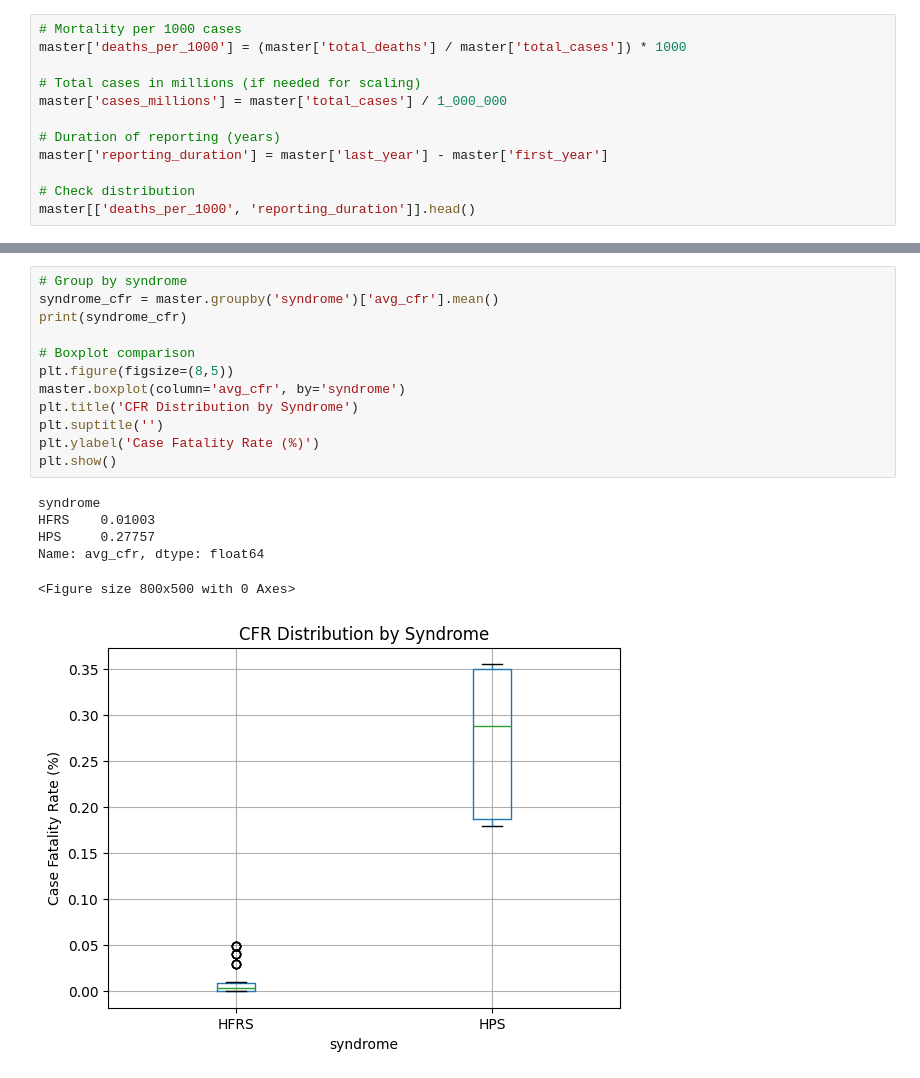
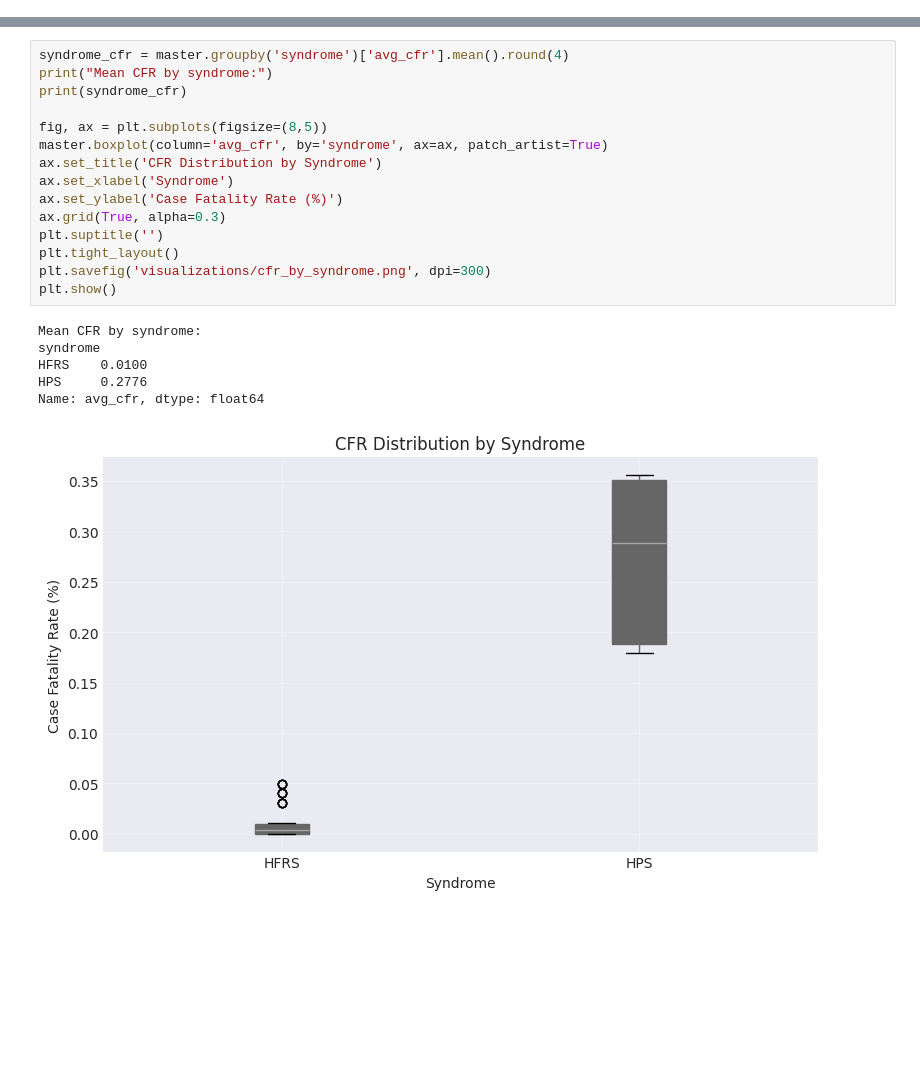
Before and after one commit to Samstatix/hantavirus-outbreak-analysis, a Jupyter notebook: notebooks/data_overview.ipynb, the cells around one changed output, grey strips where cells are left out. Cells and saved outputs as stored; diff of their text form; blank space fills up the shorter version.

```diff
--- a/notebooks/data_overview.ipynb
+++ b/notebooks/data_overview.ipynb
@@ -151,12 +50,0 @@ icu_rate: 0 outliers
-# %%
-# Mortality per 1000 cases
-master['deaths_per_1000'] = (master['total_deaths'] / master['total_cases']) * 1000
-
-# Total cases in millions (if needed for scaling)
-master['cases_millions'] = master['total_cases'] / 1_000_000
-
-# Duration of reporting (years)
-master['reporting_duration'] = master['last_year'] - master['first_year']
-
-# Check distribution
-master[['deaths_per_1000', 'reporting_duration']].head()
@@ -202,19 +102,22 @@ Top 10 countries by CFR (%):
 # %%
-# Group by syndrome
-syndrome_cfr = master.groupby('syndrome')['avg_cfr'].mean()
+syndrome_cfr = master.groupby('syndrome')['avg_cfr'].mean().round(4)
+print("Mean CFR by syndrome:")
 print(syndrome_cfr)
 
-# Boxplot comparison
-plt.figure(figsize=(8,5))
-master.boxplot(column='avg_cfr', by='syndrome')
-plt.title('CFR Distribution by Syndrome')
+fig, ax = plt.subplots(figsize=(8,5))
+master.boxplot(column='avg_cfr', by='syndrome', ax=ax, patch_artist=True)
+ax.set_title('CFR Distribution by Syndrome')
+ax.set_xlabel('Syndrome')
+ax.set_ylabel('Case Fatality Rate (%)')
+ax.grid(True, alpha=0.3)
 plt.suptitle('')
-plt.ylabel('Case Fatality Rate (%)')
+plt.tight_layout()
+plt.savefig('visualizations/cfr_by_syndrome.png', dpi=300)
 plt.show()
 # %% [output]
+Mean CFR by syndrome:
 syndrome
-HFRS    0.01003
-HPS     0.27757
+HFRS    0.0100
+HPS     0.2776
 Name: avg_cfr, dtype: float64
-<Figure size 800x500 with 0 Axes>
-[figure, old version]
+[figure, new version]
```
Also changed, not shown: parts of 19 cells of this notebook, 5 other files.
